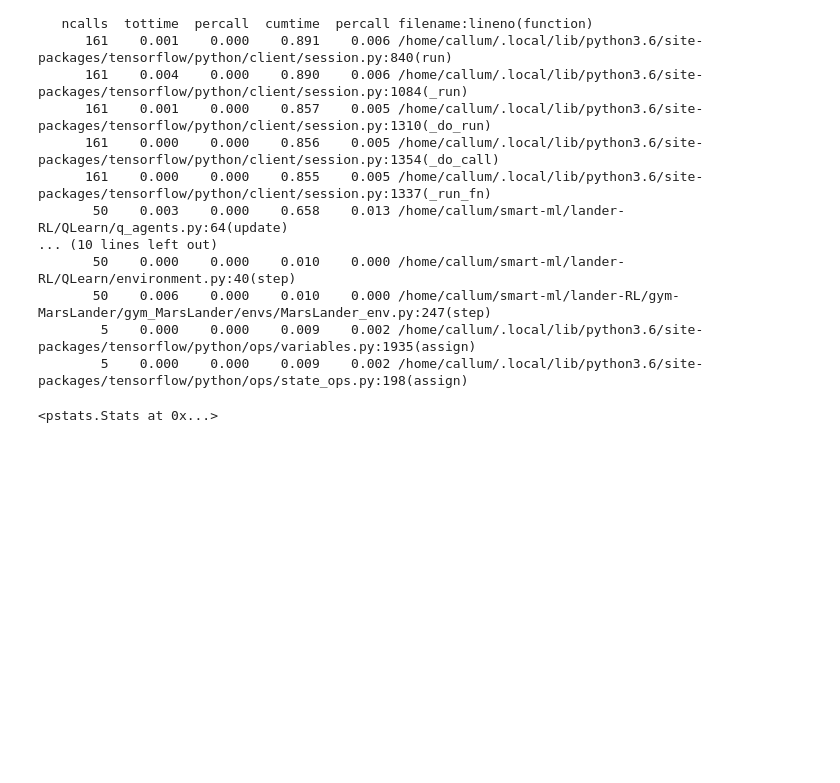
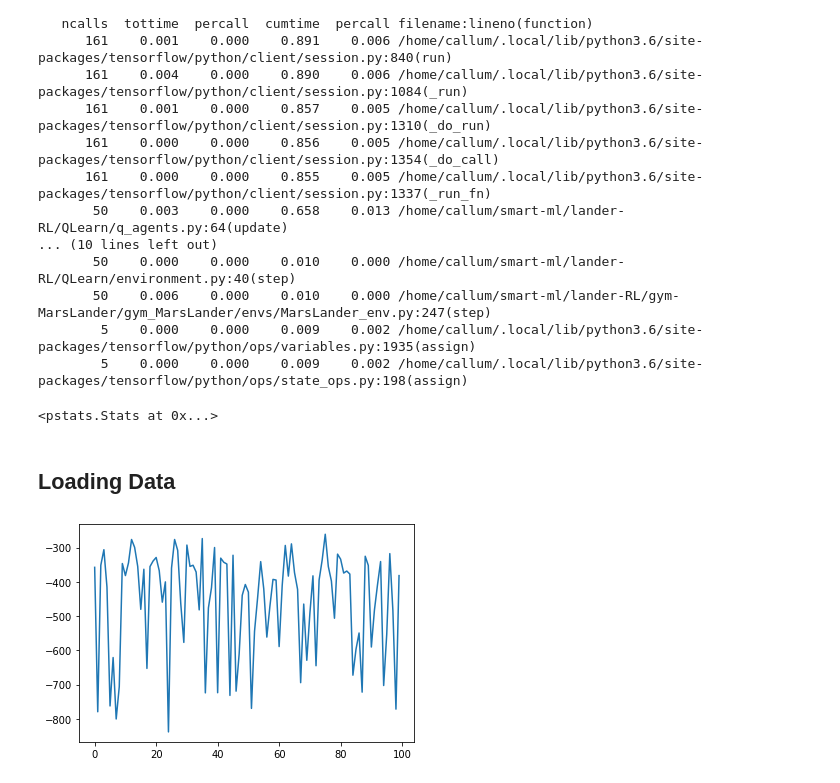
Before and after one commit to strath-ace/smart-ml, a Jupyter notebook: lander-RL/running_lander_nb.ipynb, the cells around one changed output. Saved outputs shown, nothing was run; the diff lists cells and outputs as text; code cells hidden in the pictures; blank space fills up the shorter version.

```diff
--- a/lander-RL/running_lander_nb.ipynb
+++ b/lander-RL/running_lander_nb.ipynb
@@ -56,6 +54,9 @@ def heuristic(s):
     elif angle_todo < -0.05: a = 3
     elif angle_todo > +0.05: a = 1
     return a
+
+def random_agent(s):
+    return np.random.randint(4)
 # %% [markdown]
 ## Run
 # %%
@@ -83,0 +92,5 @@ env.gym_env.close()
+# %%
+env = Environment("gym_MarsLander:MarsLander-v0")
+R_rand = heuristic_demo(random_agent, env, 100)
+print(R_rand)
+print(np.mean(R_rand))
@@ -149,3 +165,5 @@ ps.print_stats(20)
         5    0.000    0.000    0.009    0.002 /home/callum/.local/lib/python3.6/site-packages/tensorflow/python/ops/variables.py:1935(assign)
         5    0.000    0.000    0.009    0.002 /home/callum/.local/lib/python3.6/site-packages/tensorflow/python/ops/state_ops.py:198(assign)
 <pstats.Stats at 0x...>
+# %% [markdown]
+## Loading Data
@@ -151,0 +173,5 @@ ps.print_stats(20)
+# %%
+plt.plot(R_rand)
+plt.show()
+# %% [output]
+[figure, added]
```
Also changed, not shown: parts of 11 cells of this notebook, 2 other files.
